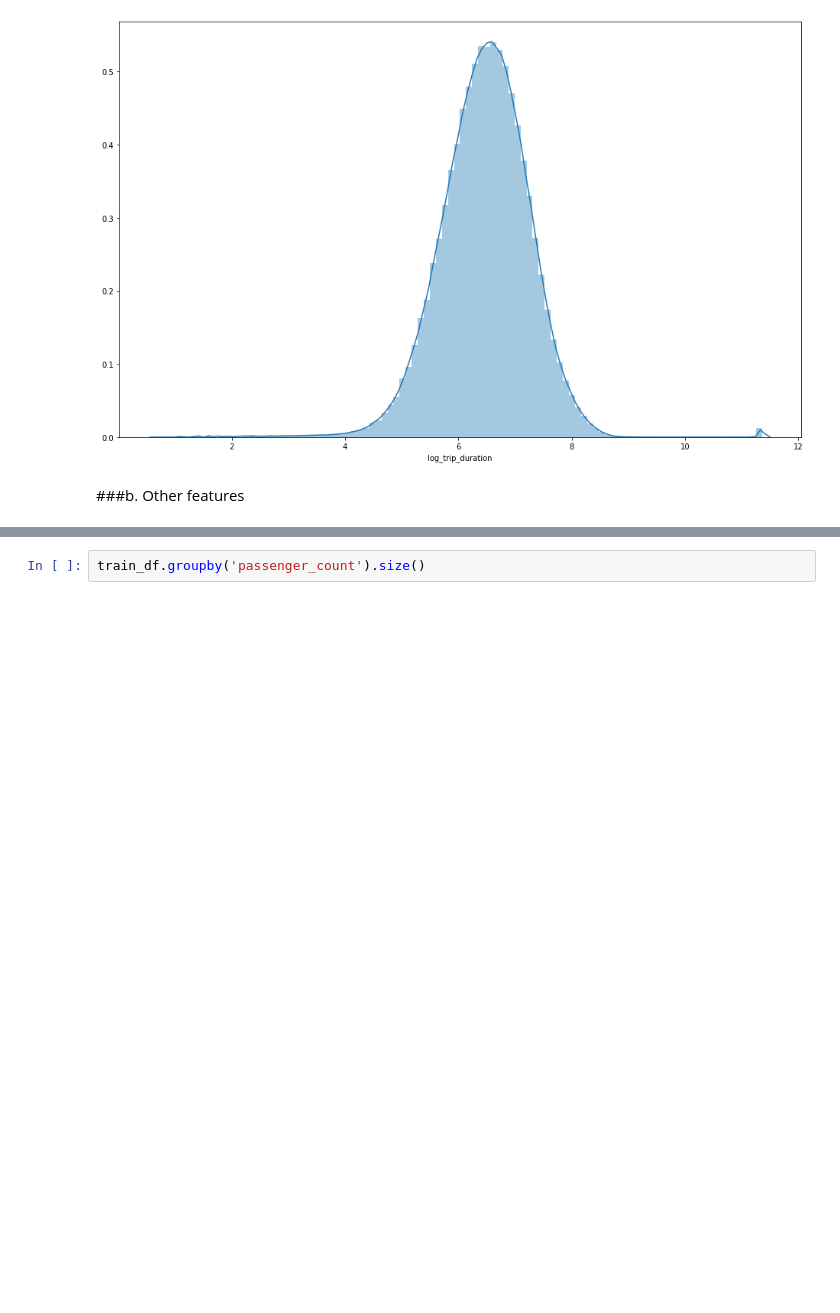
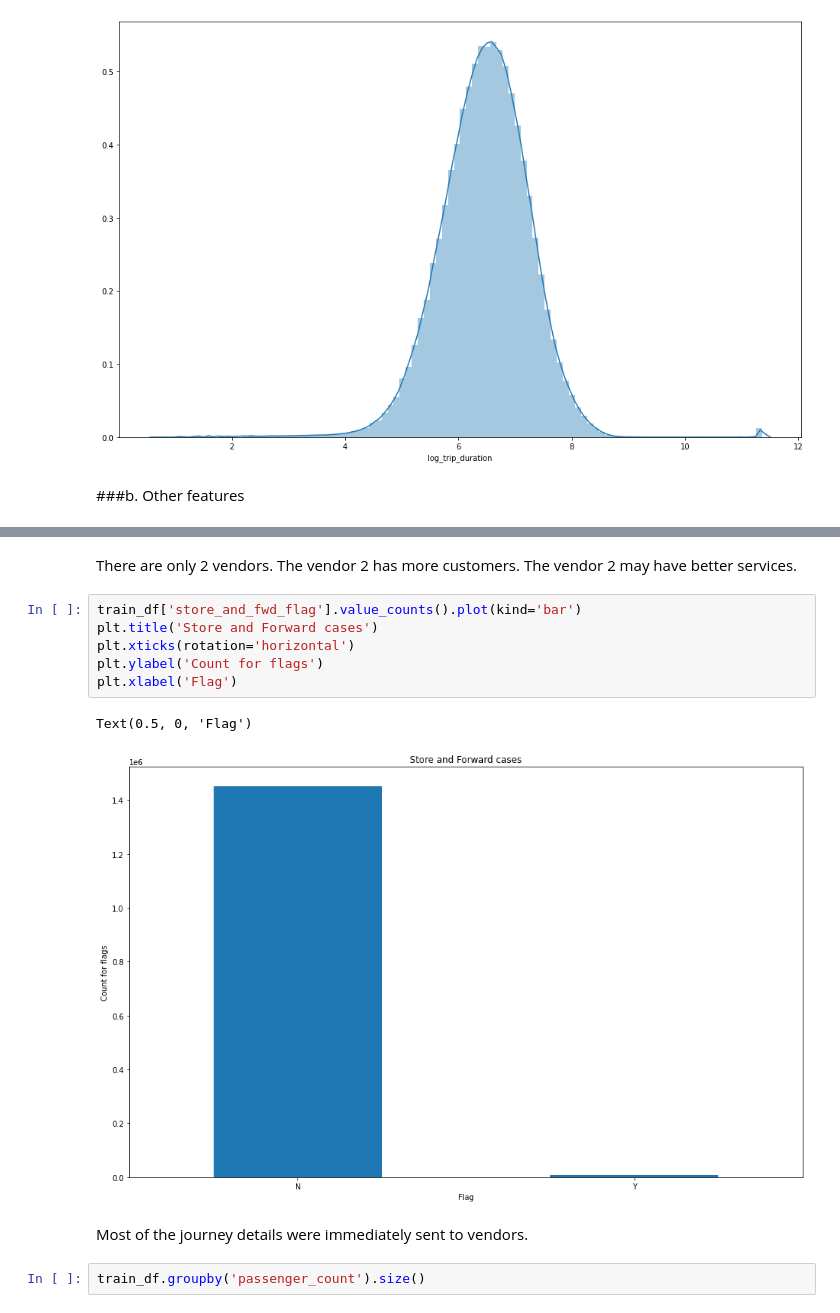
Before and after one commit to keunjoopark/NYC-taxi-trip-duration, a Jupyter notebook: EDA_FE.ipynb, the cells around one changed output, grey strips where cells are left out. Cells and saved outputs as stored; diff of their text form; blank space fills up the shorter version.

```diff
--- a/EDA_FE.ipynb
+++ b/EDA_FE.ipynb
@@ -257,3 +236,16 @@ No handles with labels found to put in legend.
+# %% [markdown]
+There are only 2 vendors. The vendor 2 has more customers. The vendor 2 may have better services.
+# %%
+train_df['store_and_fwd_flag'].value_counts().plot(kind='bar')
+plt.title('Store and Forward cases')
+plt.xticks(rotation='horizontal')
+plt.ylabel('Count for flags')
+plt.xlabel('Flag')
+# %% [output]
+Text(0.5, 0, 'Flag')
+[figure, added]
+# %% [markdown]
+Most of the journey details were immediately sent to vendors.
 # %%
 train_df.groupby('passenger_count').size()
 # %% [output]
```
Also changed, not shown: parts of 5 cells of this notebook.
